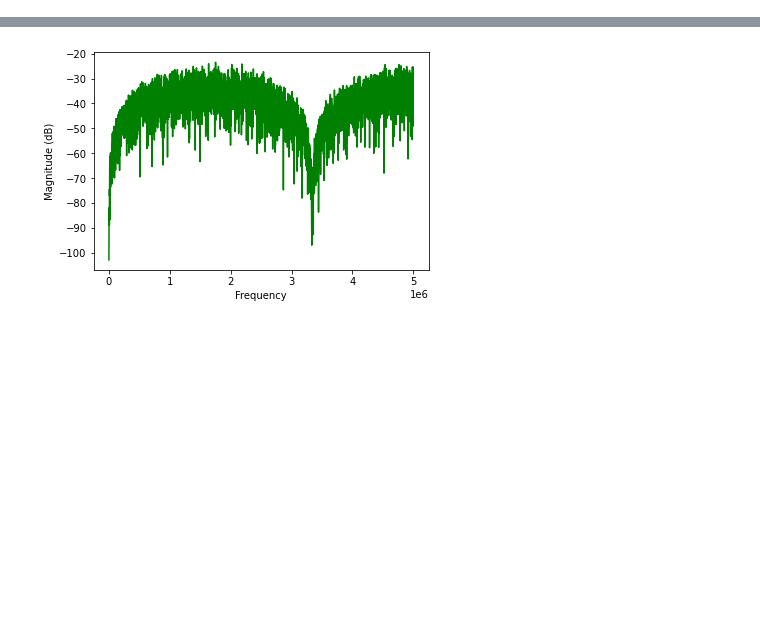
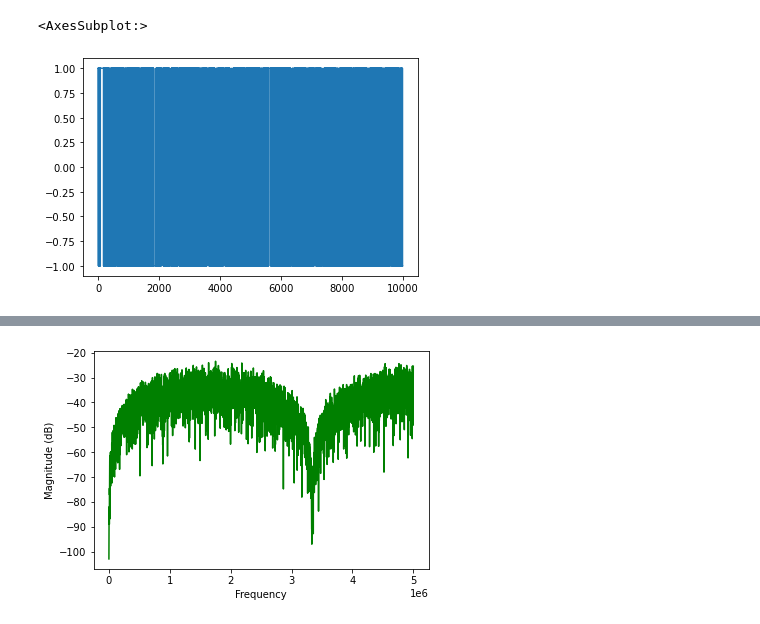
Before and after one commit to ncicek/cic-filter, a Jupyter notebook: cic/analysis.ipynb, the cells around one changed output, grey strips where cells are left out. Saved outputs shown, nothing was run; the diff lists cells and outputs as text; code cells hidden in the pictures; blank space fills up the shorter version.

```diff
--- a/cic/analysis.ipynb
+++ b/cic/analysis.ipynb
@@ -30,0 +17,5 @@ plt.show()
+# %%
+wave['i_data'].plot()
+# %% [output]
+<AxesSubplot:>
+[figure, added]
```
Also changed, not shown: parts of 9 cells of this notebook, 6 other files.
